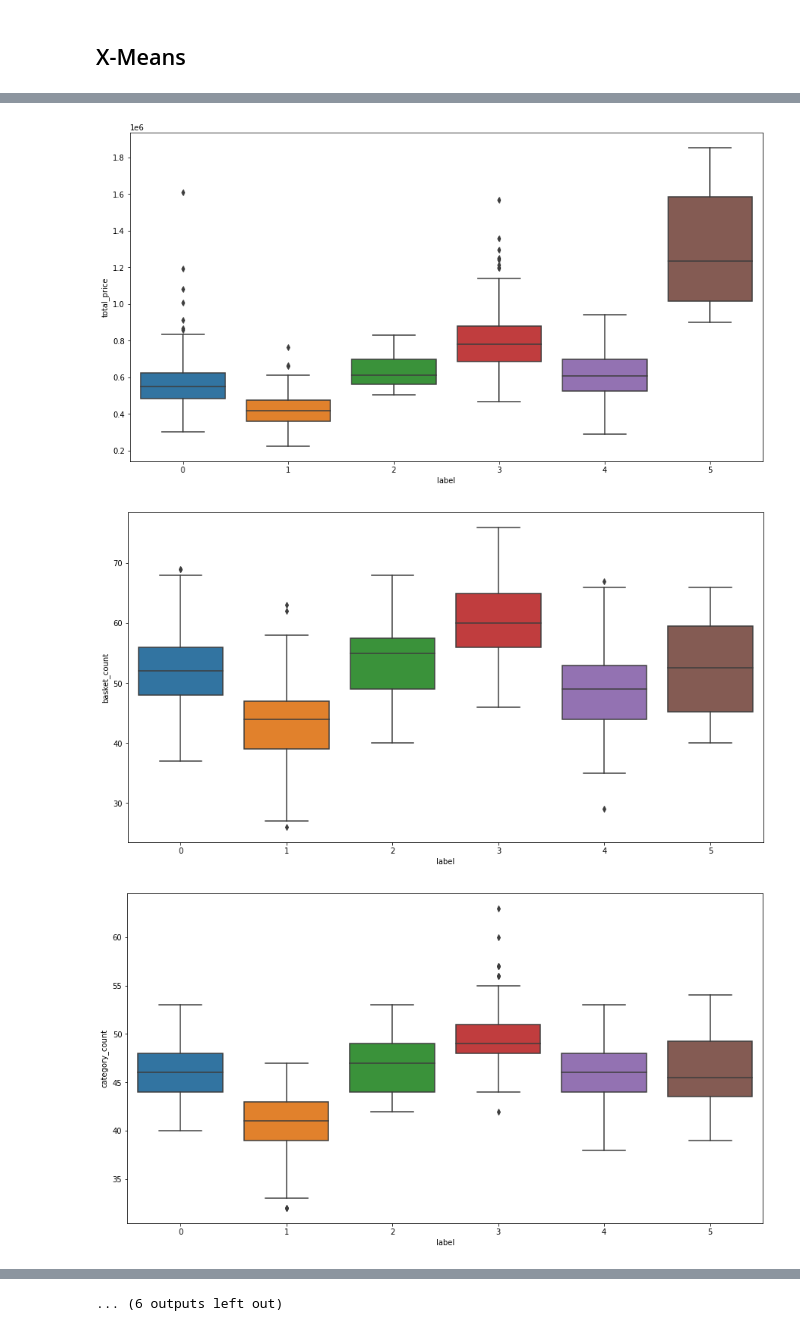
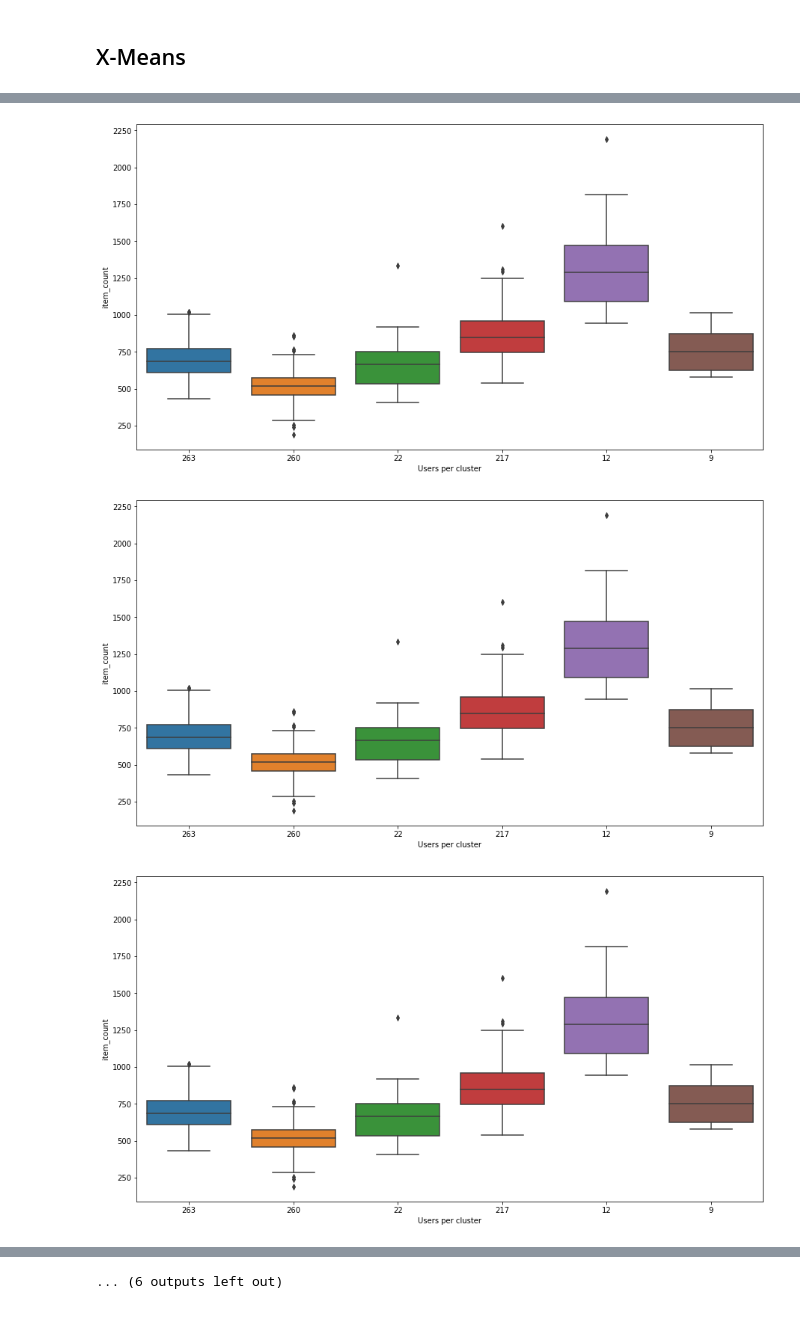
Before and after one commit to frankpietro/dm-project, a Jupyter notebook: DM_DonatiFrancaviglia_TASK2/xmeans.ipynb, the cells around one changed output, grey strips where cells are left out. Cells and saved outputs as stored; diff of their text form; code cells hidden in the pictures.

```diff
--- a/DM_DonatiFrancaviglia_TASK2/xmeans.ipynb
+++ b/DM_DonatiFrancaviglia_TASK2/xmeans.ipynb
@@ -60,5 +59,6 @@ clustering_scores_df
 # %%
-u_df[LAB] = lab.astype(int)
+lab = lab.astype(int)
+u_df[LAB] = lab
 u_df.groupby(LAB)[LAB].count()
 # %% [output]
 label
@@ -72,5 +72,7 @@ Name: label, dtype: int64
 # %%
 for c in u_df.columns:
     _, ax = plt.subplots(figsize=(15,8))
-    sns.boxplot(x=LAB, y=c, data=u_df)
+    p = sns.boxplot(x=LAB, y=ICNT, data=u_df, ax=ax)
+    p.set_xticklabels(np.bincount(lab))
+    p.set_xlabel('Users per cluster')
 # %% [output]
@@ -85,3 +87,3 @@ for c in u_df.columns:
-[figure, old version]
+[figure, new version]
-[figure, old version]
+[figure, new version]
-[figure, old version]
+[figure, new version]
```
Also changed, not shown: parts of 4 cells of this notebook.
